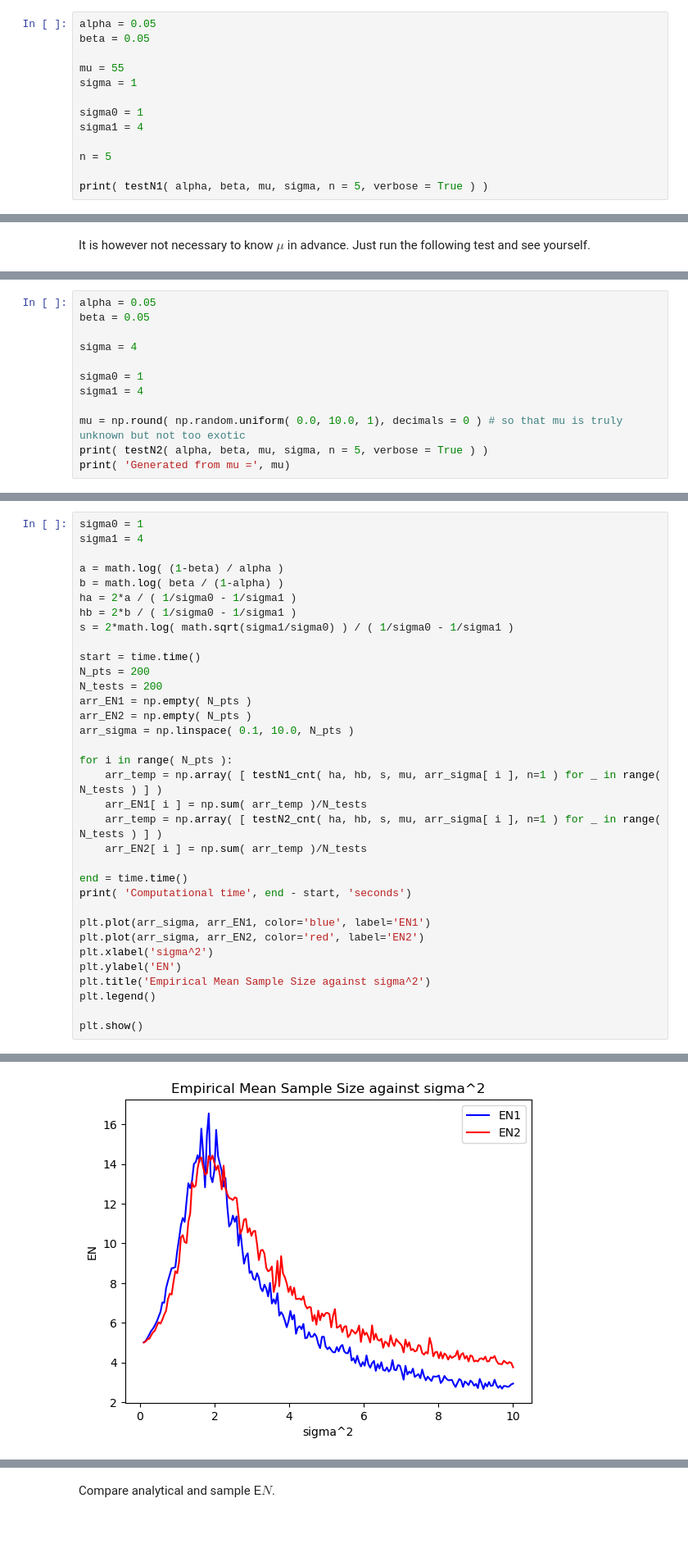
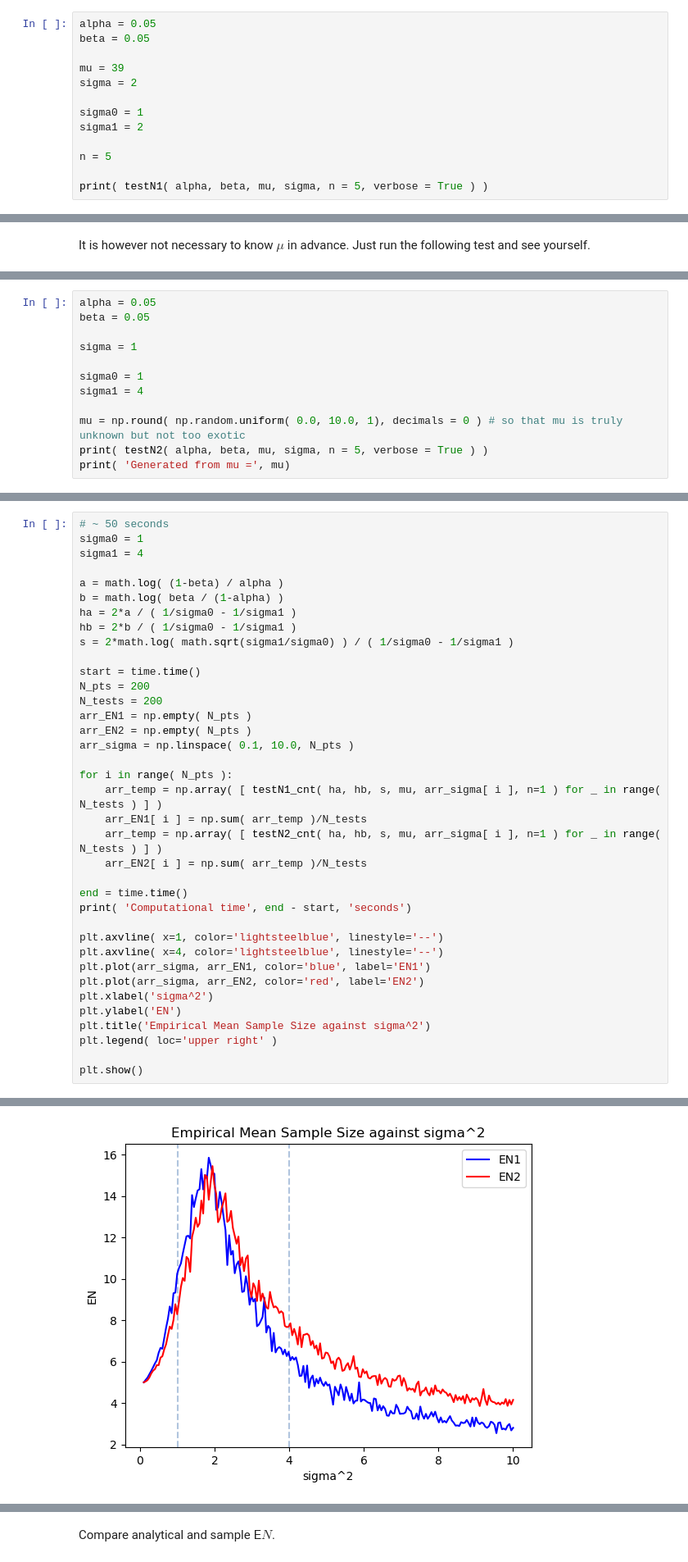
Before and after one commit to PrinceOfCzechia/sequential-test-sim, a Jupyter notebook: notebook2.ipynb, the cells around one changed output, grey strips where cells are left out. Shown at 82% size. Cells and saved outputs as stored; diff of their text form; blank space fills up the shorter version.

```diff
--- a/notebook2.ipynb
+++ b/notebook2.ipynb
@@ -72,11 +78,11 @@ def testN1_fast( ha, hb, s, mu, sigma, n = 1, verbose = False ):
 alpha = 0.05
 beta = 0.05
 
-mu = 55
-sigma = 1
+mu = 39
+sigma = 2
 
 sigma0 = 1
-sigma1 = 4
+sigma1 = 2
 
 n = 5
 
@@ -132,7 +152,7 @@ def testN2_fast( ha, hb, s, mu, sigma, n = 1, verbose = False ):
 alpha = 0.05
 beta = 0.05
 
-sigma = 4
+sigma = 1
 
 sigma0 = 1
 sigma1 = 4
@@ -259,6 +433,7 @@ def testN2_cnt( ha, hb, s, mu, sigma, n = 1, verbose = False ):
         Z = sum( ( x - m )**2 ) # recalculate Z statistic
     return n*counter
 # %%
+# ~ 50 seconds
 sigma0 = 1
 sigma1 = 4
 
@@ -284,12 +459,14 @@ for i in range( N_pts ):
 end = time.time()
 print( 'Computational time', end - start, 'seconds')
 
+plt.axvline( x=1, color='lightsteelblue', linestyle='--')
+plt.axvline( x=4, color='lightsteelblue', linestyle='--')
 plt.plot(arr_sigma, arr_EN1, color='blue', label='EN1')
 plt.plot(arr_sigma, arr_EN2, color='red', label='EN2')
 plt.xlabel('sigma^2')
 plt.ylabel('EN')
 plt.title('Empirical Mean Sample Size against sigma^2')
-plt.legend()
+plt.legend( loc='upper right' )
 
 plt.show()
 # %% [output]
@@ -297,4 +474,4 @@ Computational time 15.164401054382324 seconds
-[figure, old version]
+[figure, new version]
 # %%
 from statsmodels.nonparametric.smoothers_lowess import lowess
 
```
Also changed, not shown: parts of 37 cells of this notebook.
